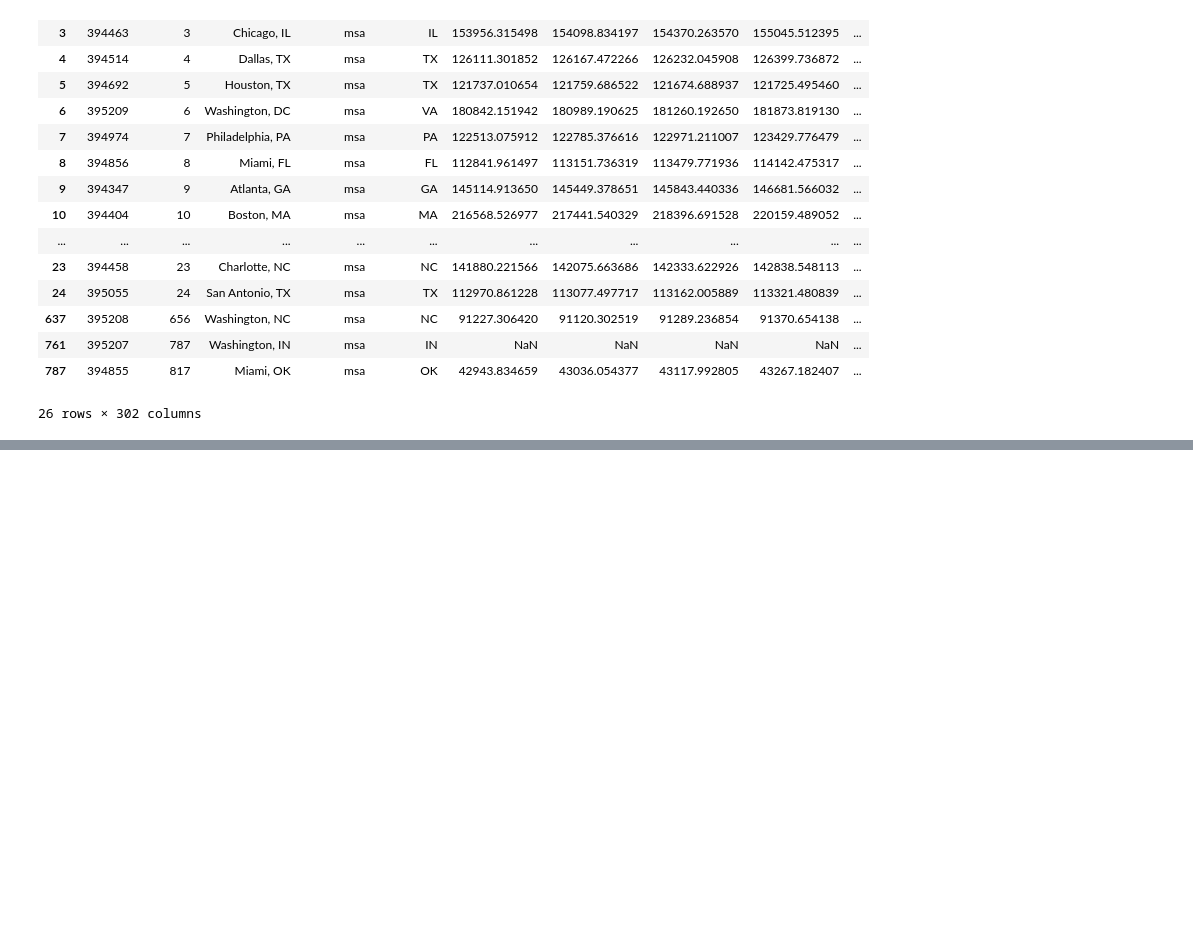
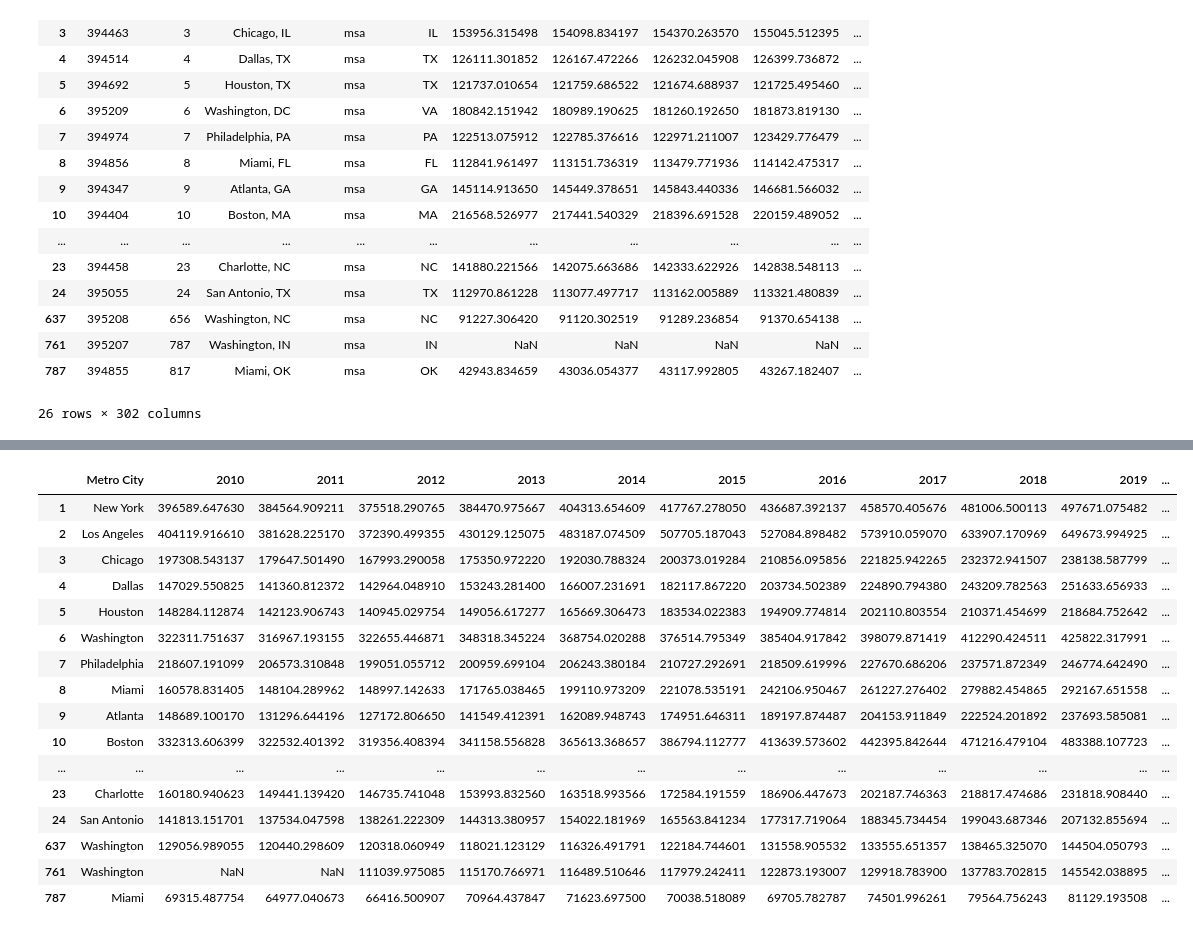
Before and after one commit to tsjohns9/ai-project-2, a Jupyter notebook: House_Prices.ipynb, the cells around one changed output, grey strips where cells are left out. Saved outputs shown, nothing was run; the diff lists cells and outputs as text; code cells hidden in the pictures; blank space fills up the shorter version.

Commit message:
Adjust Timeslots

```diff
--- a/House_Prices.ipynb
+++ b/House_Prices.ipynb
@@ -77,3 +77,24 @@ filtered_home_prices_df
 | 761 | 395207 | 787 | Washington, IN | msa | IN | NaN | NaN | NaN | NaN | ... |
 | 787 | 394855 | 817 | Miami, OK | msa | OK | 42943.834659 | 43036.054377 | 43117.992805 | 43267.182407 | ... |
 26 rows × 302 columns
+# %%
+# Step 1: Identify columns that contain date information
+date_columns = filtered_home_prices_df.filter(regex=r'^\d{4}-\d{2}-\d{2}$').columns
+
+# Step 2: Create a new DataFrame to store yearly averages
+# Extract the year from the date columns
+filtered_home_prices_df_yearly_avg = filtered_home_prices_df.copy()
+
+# Loop through each year from the date columns
+for year in range(2000, 2025):  # From 2000 to 2024
+    # Select all columns that match the current year
+    year_columns = [col for col in date_columns if col.startswith(str(year))]
+
+    # Calculate the average for that year across the matching columns
+    filtered_home_prices_df_yearly_avg[str(year)] = filtered_home_prices_df[year_columns].mean(axis=1)
+
+# Drop the original date columns
+filtered_home_prices_df_yearly_avg = filtered_home_prices_df_yearly_avg.drop(columns=date_columns)
+
+# Display the updated DataFrame with yearly averages
+print(filtered_home_prices_df_yearly_avg.head())
@@ -79,0 +119,31 @@ filtered_home_prices_df
+# %%
+# Select the columns representing years between 2010 and 2024 (inclusive)
+columns_to_keep = [str(year) for year in range(2010, 2025)]  # This creates a list of year columns from 2010 to 2024
+
+# Keep only the required year columns and any non-year columns (like 'Metro City', etc.)
+# Assuming there are other necessary columns (e.g., 'Metro City'), we include those as well
+necessary_columns = ['Metro City']  # Adjust this list to include any non-year columns you want to keep
+
+# Filter the DataFrame to keep only the necessary and year columns
+filtered_home_prices_df_yearly_avg = filtered_home_prices_df_yearly_avg[necessary_columns + columns_to_keep]
+
+# Display the updated DataFrame
+filtered_home_prices_df_yearly_avg
+# %% [output]
+|  | Metro City | 2010 | 2011 | 2012 | 2013 | 2014 | 2015 | 2016 | 2017 | 2018 | 2019 | ... |
+| 1 | New York | 396589.647630 | 384564.909211 | 375518.290765 | 384470.975667 | 404313.654609 | 417767.278050 | 436687.392137 | 458570.405676 | 481006.500113 | 497671.075482 | ... |
+| 2 | Los Angeles | 404119.916610 | 381628.225170 | 372390.499355 | 430129.125075 | 483187.074509 | 507705.187043 | 527084.898482 | 573910.059070 | 633907.170969 | 649673.994925 | ... |
+| 3 | Chicago | 197308.543137 | 179647.501490 | 167993.290058 | 175350.972220 | 192030.788324 | 200373.019284 | 210856.095856 | 221825.942265 | 232372.941507 | 238138.587799 | ... |
+| 4 | Dallas | 147029.550825 | 141360.812372 | 142964.048910 | 153243.281400 | 166007.231691 | 182117.867220 | 203734.502389 | 224890.794380 | 243209.782563 | 251633.656933 | ... |
+| 5 | Houston | 148284.112874 | 142123.906743 | 140945.029754 | 149056.617277 | 165669.306473 | 183534.022383 | 194909.774814 | 202110.803554 | 210371.454699 | 218684.752642 | ... |
+| 6 | Washington | 322311.751637 | 316967.193155 | 322655.446871 | 348318.345224 | 368754.020288 | 376514.795349 | 385404.917842 | 398079.871419 | 412290.424511 | 425822.317991 | ... |
+| 7 | Philadelphia | 218607.191099 | 206573.310848 | 199051.055712 | 200959.699104 | 206243.380184 | 210727.292691 | 218509.619996 | 227670.686206 | 237571.872349 | 246774.642490 | ... |
+| 8 | Miami | 160578.831405 | 148104.289962 | 148997.142633 | 171765.038465 | 199110.973209 | 221078.535191 | 242106.950467 | 261227.276402 | 279882.454865 | 292167.651558 | ... |
+| 9 | Atlanta | 148689.100170 | 131296.644196 | 127172.806650 | 141549.412391 | 162089.948743 | 174951.646311 | 189197.874487 | 204153.911849 | 222524.201892 | 237693.585081 | ... |
+| 10 | Boston | 332313.606399 | 322532.401392 | 319356.408394 | 341158.556828 | 365613.368657 | 386794.112777 | 413639.573602 | 442395.842644 | 471216.479104 | 483388.107723 | ... |
+| ... | ... | ... | ... | ... | ... | ... | ... | ... | ... | ... | ... | ... |
+| 23 | Charlotte | 160180.940623 | 149441.139420 | 146735.741048 | 153993.832560 | 163518.993566 | 172584.191559 | 186906.447673 | 202187.746363 | 218817.474686 | 231818.908440 | ... |
+| 24 | San Antonio | 141813.151701 | 137534.047598 | 138261.222309 | 144313.380957 | 154022.181969 | 165563.841234 | 177317.719064 | 188345.734454 | 199043.687346 | 207132.855694 | ... |
+| 637 | Washington | 129056.989055 | 120440.298609 | 120318.060949 | 118021.123129 | 116326.491791 | 122184.744601 | 131558.905532 | 133555.651357 | 138465.325070 | 144504.050793 | ... |
+| 761 | Washington | NaN | NaN | 111039.975085 | 115170.766971 | 116489.510646 | 117979.242411 | 122873.193007 | 129918.783900 | 137783.702815 | 145542.038895 | ... |
+| 787 | Miami | 69315.487754 | 64977.040673 | 66416.500907 | 70964.437847 | 71623.697500 | 70038.518089 | 69705.782787 | 74501.996261 | 79564.756243 | 81129.193508 | ... |
```
Also changed, not shown: parts of 1 cell of this notebook.
